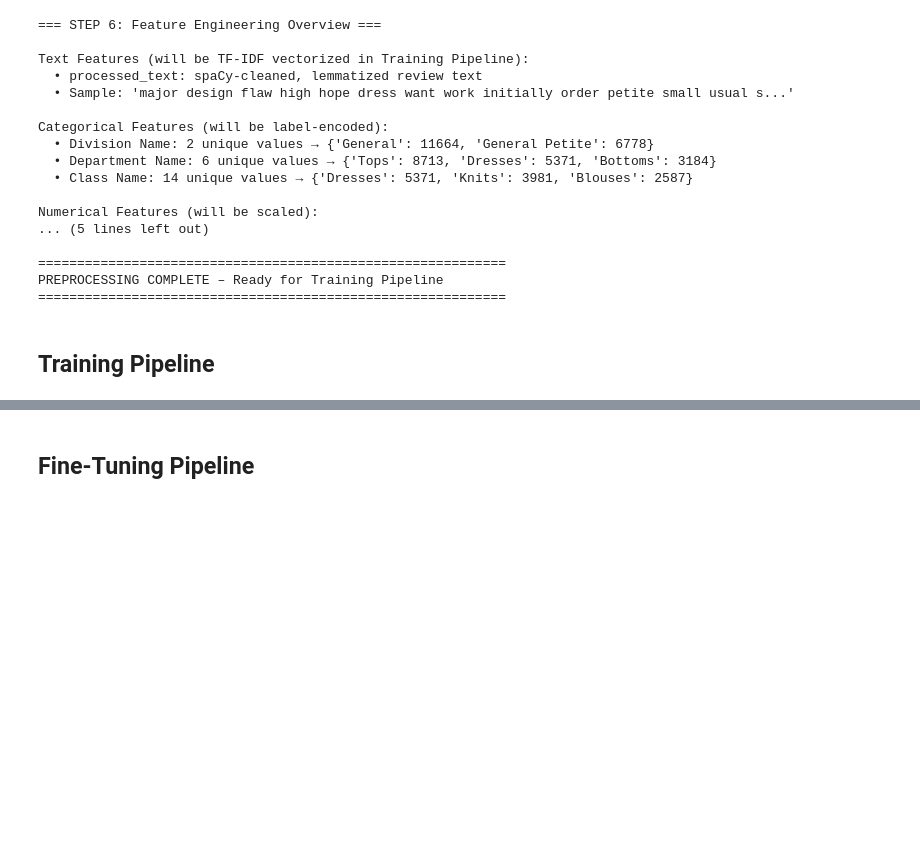
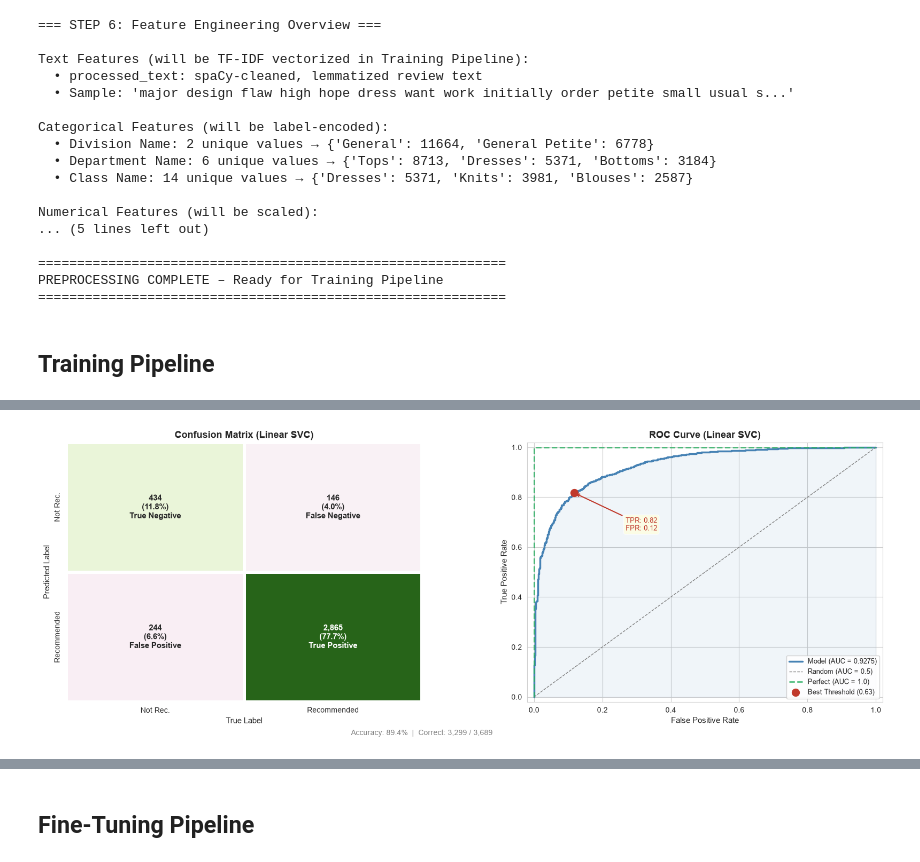
Before and after one commit to BA-SPM/UDACITY_-_DSND__Data_Science_pipelines, a Jupyter notebook: starter/starter.ipynb, the cells around one changed output, grey strips where cells are left out. Cells and saved outputs as stored; diff of their text form; code cells hidden in the pictures; blank space fills up the shorter version.

```diff
--- a/starter/starter.ipynb
+++ b/starter/starter.ipynb
@@ -1348,0 +1730,80 @@ PREPROCESSING COMPLETE – Ready for Training Pipeline
+# %%
+fig, axes = plt.subplots(1, 2, figsize=(16, 6))
+
+# --- Confusion Matrix  ---
+cm = confusion_matrix(y_test, y_pred)
+cm_t = cm.T
+total = cm_t.sum()
+
+# Custom colors: green for correct, red for errors
+cm_colors = np.array([
+    [cm_t[0,0], -cm_t[0,1]],   # TN, FN
+    [-cm_t[1,0], cm_t[1,1]]    # FP, TP
+])
+
+# Custom annotation
+labels = np.array([
+    [f"{cm_t[0,0]:,}\n({cm_t[0,0]/total:.1%})\nTrue Negative",
+     f"{cm_t[0,1]:,}\n({cm_t[0,1]/total:.1%})\nFalse Negative"],
+    [f"{cm_t[1,0]:,}\n({cm_t[1,0]/total:.1%})\nFalse Positive",
+     f"{cm_t[1,1]:,}\n({cm_t[1,1]/total:.1%})\nTrue Positive"]
+])
+
+sns.heatmap(
+    cm_colors, annot=labels, fmt='', cmap='PiYG', center=0,
+    ax=axes[0],
+    xticklabels=['Not Rec.', 'Recommended'],
+    yticklabels=['Not Rec.', 'Recommended'],
+    linewidths=3, linecolor='white',
+    cbar=False, annot_kws={'fontsize': 11, 'fontweight': 'bold'}
+)
+axes[0].set_xlabel('True Label', fontsize=11)
+axes[0].set_ylabel('Predicted Label', fontsize=11)
+axes[0].set_title(f'Confusion Matrix ({best_model_name})', fontsize=13, fontweight='bold')
+axes[0].spines['top'].set_visible(False)
+axes[0].spines['right'].set_visible(False)
+axes[0].spines['bottom'].set_visible(False)
+axes[0].spines['left'].set_visible(False)
+axes[0].tick_params(left=False, bottom=False)
+
+# Accuracy annotation
+accuracy = (cm_t[0,0] + cm_t[1,1]) / total
+axes[0].text(1.0, -0.12,
+             f'Accuracy: {accuracy:.1%}  |  Correct: {cm_t[0,0]+cm_t[1,1]:,} / {total:,}',
+             ha='center', va='center', fontsize=10, color='gray',
+             transform=axes[0].transAxes)
+
+# --- ROC Curve (enhanced) ---
+fpr, tpr, thresholds = roc_curve(y_test, y_proba)
+auc_score = roc_auc_score(y_test, y_proba)
+
+axes[1].plot(fpr, tpr, color='steelblue', linewidth=2.5, label=f'Model (AUC = {auc_score:.4f})')
+axes[1].fill_between(fpr, tpr, alpha=0.08, color='steelblue')
+axes[1].plot([0, 1], [0, 1], color='gray', linestyle='--', linewidth=1, label='Random (AUC = 0.5)')
+axes[1].plot([0, 0, 1], [0, 1, 1], color='#27ae60', linestyle='--', linewidth=2, alpha=0.8,
+             label='Perfect (AUC = 1.0)')
+
+# Best threshold
+optimal_idx = np.argmax(tpr - fpr)
+axes[1].scatter(fpr[optimal_idx], tpr[optimal_idx], color='#c0392b', s=100, zorder=5,
+                label=f'Best Threshold ({thresholds[optimal_idx]:.2f})')
+axes[1].annotate(
+    f'TPR: {tpr[optimal_idx]:.2f}\nFPR: {fpr[optimal_idx]:.2f}',
+    xy=(fpr[optimal_idx], tpr[optimal_idx]),
+    xytext=(fpr[optimal_idx] + 0.15, tpr[optimal_idx] - 0.15),
+    fontsize=9, color='#c0392b',
+    arrowprops=dict(arrowstyle='->', color='#c0392b', lw=1.5),
+    bbox=dict(boxstyle='round,pad=0.3', fc='lightyellow', alpha=0.8)
+)
+
+axes[1].set_title(f'ROC Curve ({best_model_name})', fontsize=13, fontweight='bold')
+axes[1].set_xlabel('False Positive Rate', fontsize=11)
+axes[1].set_ylabel('True Positive Rate', fontsize=11)
+axes[1].legend(loc='lower right', fontsize=9, framealpha=0.9)
+axes[1].set_xlim(-0.02, 1.02)
+axes[1].set_ylim(-0.02, 1.02)
+
+plt.tight_layout()
+plt.show()
+# %% [output]
+[figure, added]
```
Also changed, not shown: parts of 26 cells of this notebook.
